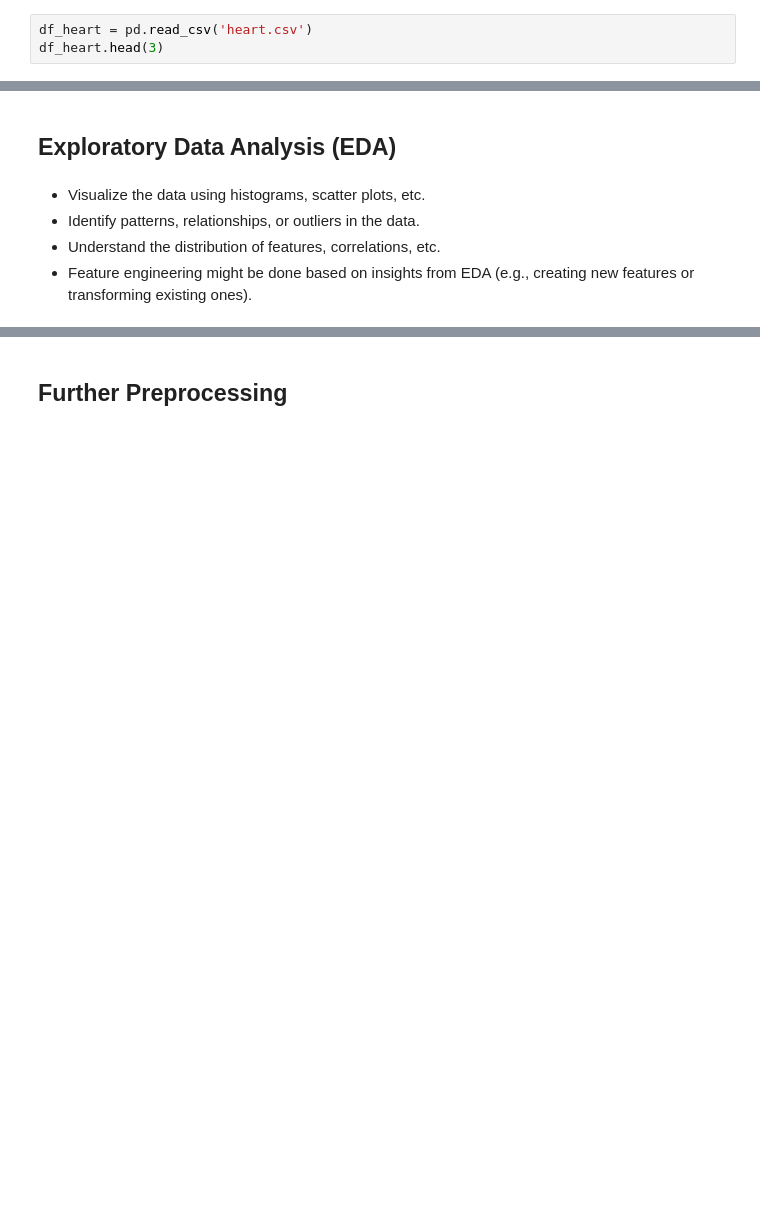
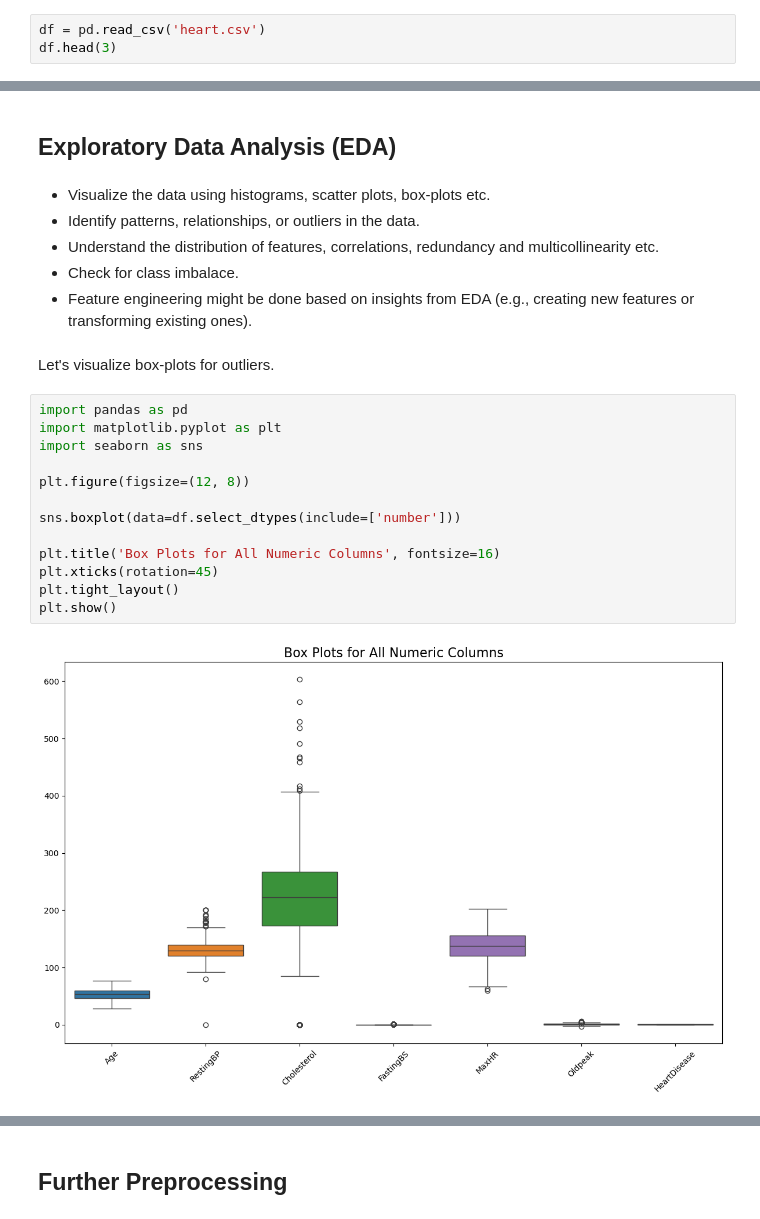
Before and after one commit to Alex-Idachaba/Machine-Learning-Algorithms, a Jupyter notebook: Support_Vector_Machine.ipynb, the cells around one changed output, grey strips where cells are left out. Drawn from its saved outputs; the diff is of its cells as text; blank space fills up the shorter version.

```diff
--- a/Support_Vector_Machine.ipynb
+++ b/Support_Vector_Machine.ipynb
@@ -24,8 +24,8 @@ from sklearn.metrics import accuracy_score, confusion_matrix, classification_rep
 # %% [markdown]
 ## Load the Data
 # %%
-df_heart = pd.read_csv('heart.csv')
-df_heart.head(3)
+df = pd.read_csv('heart.csv')
+df.head(3)
 # %% [output]
 |  | Age | Sex | ChestPainType | RestingBP | Cholesterol | FastingBS | RestingECG | MaxHR | ... |
 | 0 | 40 | M | ATA | 140 | 289 | 0 | Normal | 172 | ... |
@@ -56,7 +134,25 @@ Attribute Information:
 # %% [markdown]
 ## Exploratory Data Analysis (EDA)
 # %% [markdown]
-* Visualize the data using histograms, scatter plots, etc.
+* Visualize the data using histograms, scatter plots, box-plots etc.
 * Identify patterns, relationships, or outliers in the data.
-* Understand the distribution of features, correlations, etc.
+* Understand the distribution of features, correlations, redundancy and multicollinearity etc.
+* Check for class imbalace.
 * Feature engineering might be done based on insights from EDA (e.g., creating new features or transforming existing ones).
+# %% [markdown]
+Let's visualize box-plots for outliers.
+# %%
+import pandas as pd
+import matplotlib.pyplot as plt
+import seaborn as sns
+
+plt.figure(figsize=(12, 8))
+
+sns.boxplot(data=df.select_dtypes(include=['number']))
+
+plt.title('Box Plots for All Numeric Columns', fontsize=16)
+plt.xticks(rotation=45)
+plt.tight_layout()
+plt.show()
+# %% [output]
+[figure, added]
```
Also changed, not shown: parts of 13 cells of this notebook.
